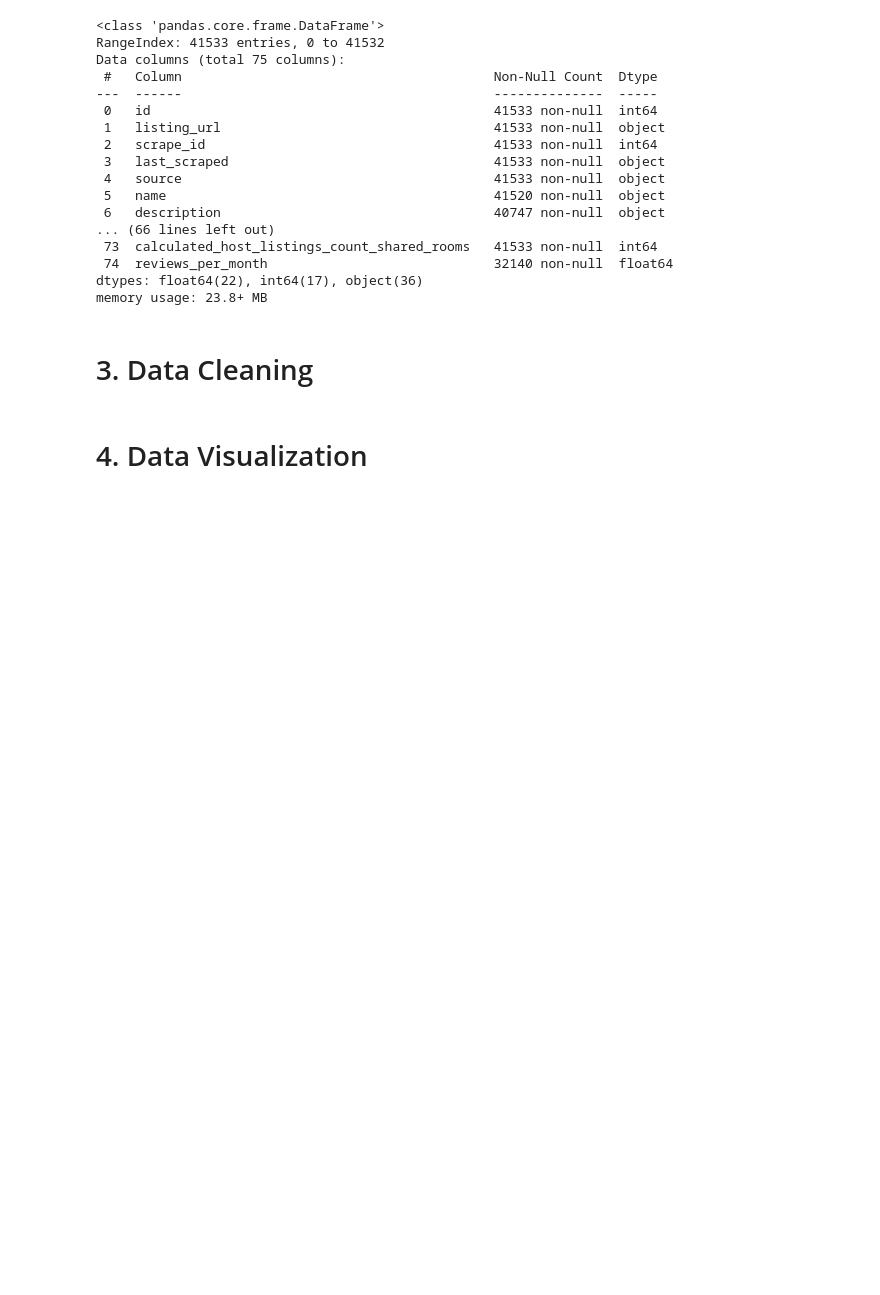
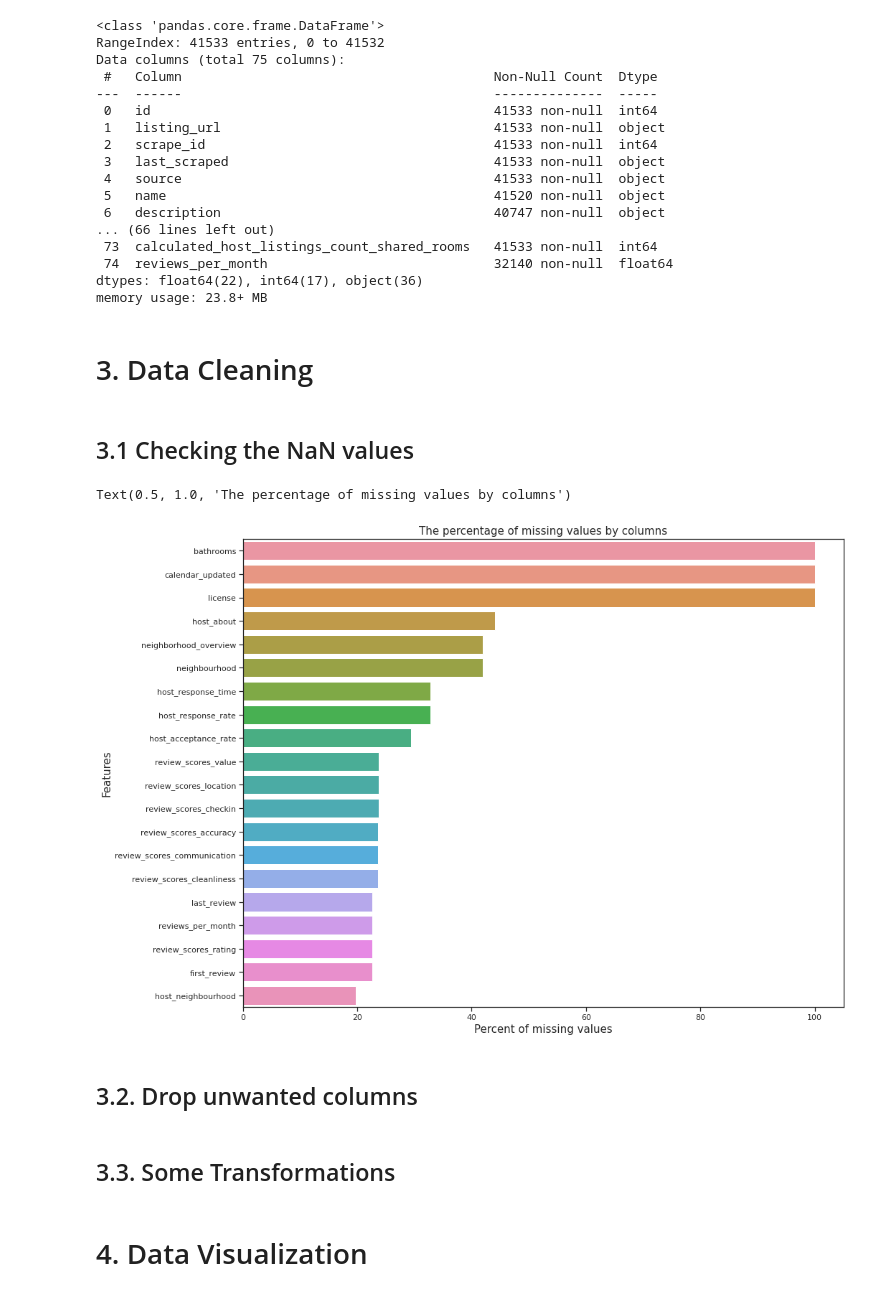
Before and after one commit to tmkhang1999/2022-NYC-Airbnb-Analytics, a Jupyter notebook: analysis.ipynb, the cells around one changed output. Cells and saved outputs as stored; diff of their text form; code cells hidden in the pictures; blank space fills up the shorter version.

Commit message:
Add data cleaning process

```diff
--- a/analysis.ipynb
+++ b/analysis.ipynb
@@ -120,3 +120,26 @@ possible_cols = ['name', 'description', 'host_id', 'host_name', 'host_is_superho
                  'calculated_host_listings_count']
 # %% [markdown]
 # 3. Data Cleaning
+# %% [markdown]
+## 3.1 Checking the NaN values
+# %%
+# Calculate the percentage of the missing values in each column, then put it
+# into a data frame
+listing_df_na = (listing_df.isnull().mean()) * 100
+listing_df_na = listing_df_na.drop(listing_df_na[listing_df_na == 0].index)
+listing_df_na = listing_df_na.sort_values(ascending=False)[0:20]
+
+# Setting figure size
+f, ax = plt.subplots(figsize=(15, 12))
+sns.barplot(x=listing_df_na, y=listing_df_na.index)
+
+# Custom the chart
+sns.set(style='ticks', context='notebook')
+plt.xlabel('Percent of missing values', fontsize=15)
+plt.ylabel('Features', fontsize=15)
+plt.title('The percentage of missing values by columns', fontsize=15)
+# %% [output]
+Text(0.5, 1.0, 'The percentage of missing values by columns')
+[figure, added]
+# %% [markdown]
+## 3.2. Drop unwanted columns
@@ -122,0 +175,2 @@ possible_cols = ['name', 'description', 'host_id', 'host_name', 'host_is_superho
+# %% [markdown]
+## 3.3. Some Transformations
```
Also changed, not shown: parts of 5 cells of this notebook.
